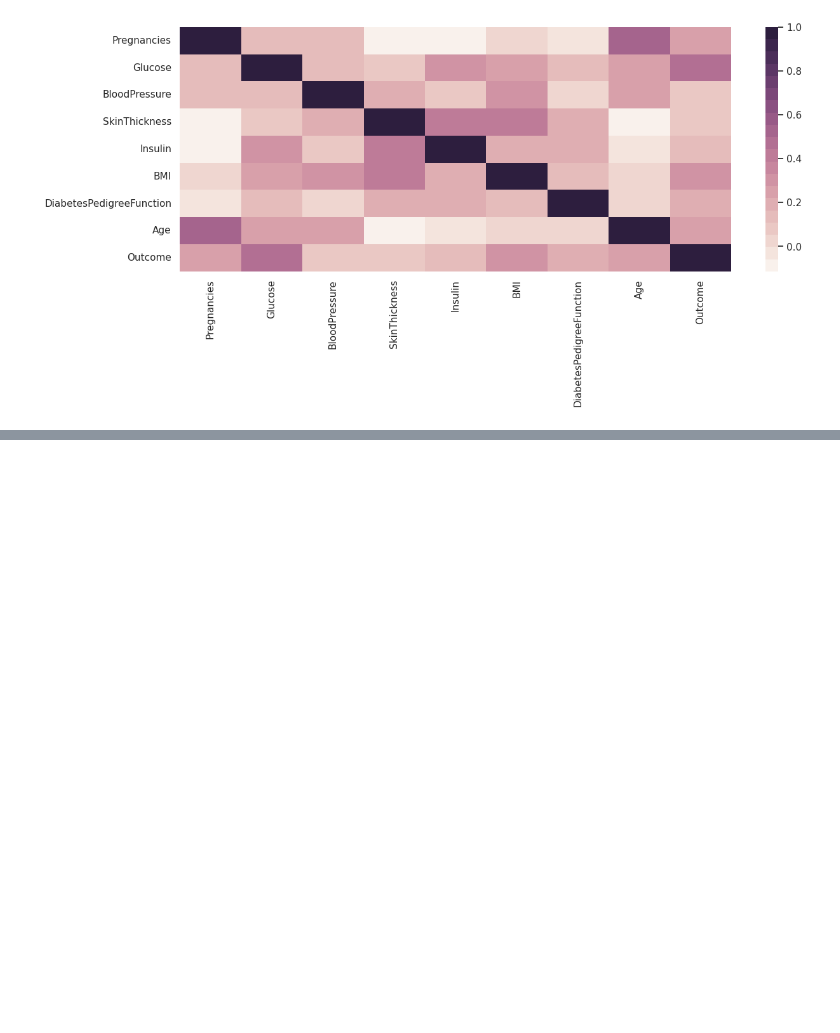
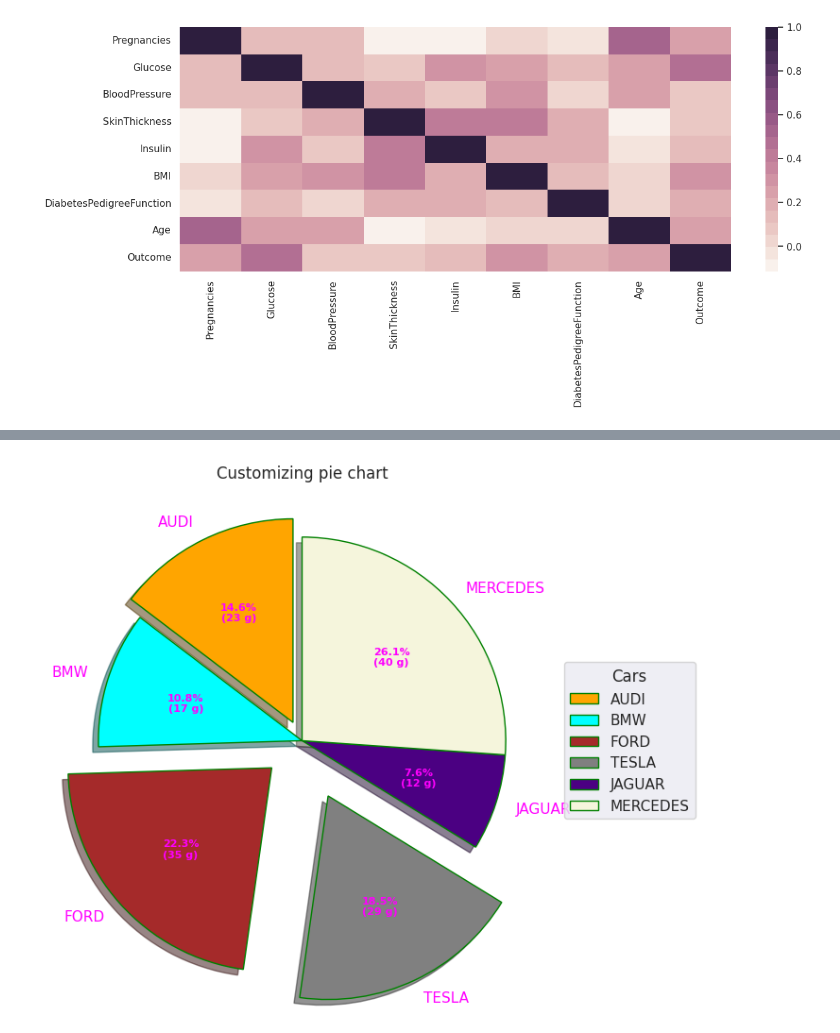
Before and after one commit to MuhammadjonArabov/Python-For-Data-Analytics, a Jupyter notebook: Matplotlib_and_Seaborn.ipynb, the cells around one changed output, grey strips where cells are left out. Saved outputs shown, nothing was run; the diff lists cells and outputs as text; code cells hidden in the pictures; blank space fills up the shorter version.

```diff
--- a/Matplotlib_and_Seaborn.ipynb
+++ b/Matplotlib_and_Seaborn.ipynb
@@ -83,0 +104,30 @@ sns.heatmap(diabetes.select_dtypes(include='number').corr(),
+# %%
+import matplotlib.pyplot as plt
+import numpy as np
+
+cars = ['AUDI', 'BMW', 'FORD', 'TESLA', 'JAGUAR', 'MERCEDES']
+data = [23, 17, 35, 29, 12, 41]
+
+explode = (0.1, 0.0, 0.2, 0.3, 0.0, 0.0)
+
+colors = ("orange", "cyan", "brown", "grey", "indigo", "beige")
+
+wp = {'linewidth': 1, 'edgecolor': "green"}
+
+def func(pct, allvalues):
+    absolute = int(pct / 100.*np.sum(allvalues))
+    return "{:.1f}%\n({:d} g)".format(pct, absolute)
+
+fig, ax = plt.subplots(figsize=(10, 7))
+wedges, texts, autotexts = ax.pie(data, autopct=lambda pct: func(pct, data), explode=explode, labels=cars,
+                                  shadow=True, colors=colors, startangle=90, wedgeprops=wp,
+                                  textprops=dict(color="magenta"))
+
+ax.legend(wedges, cars, title="Cars", loc="center left",
+          bbox_to_anchor=(1, 0, 0.5, 1))
+plt.setp(autotexts, size=8, weight="bold")
+ax.set_title("Customizing pie chart")
+
+plt.show()
+# %% [output]
+[figure, added]
```
Also changed, not shown: parts of 2 cells of this notebook.
